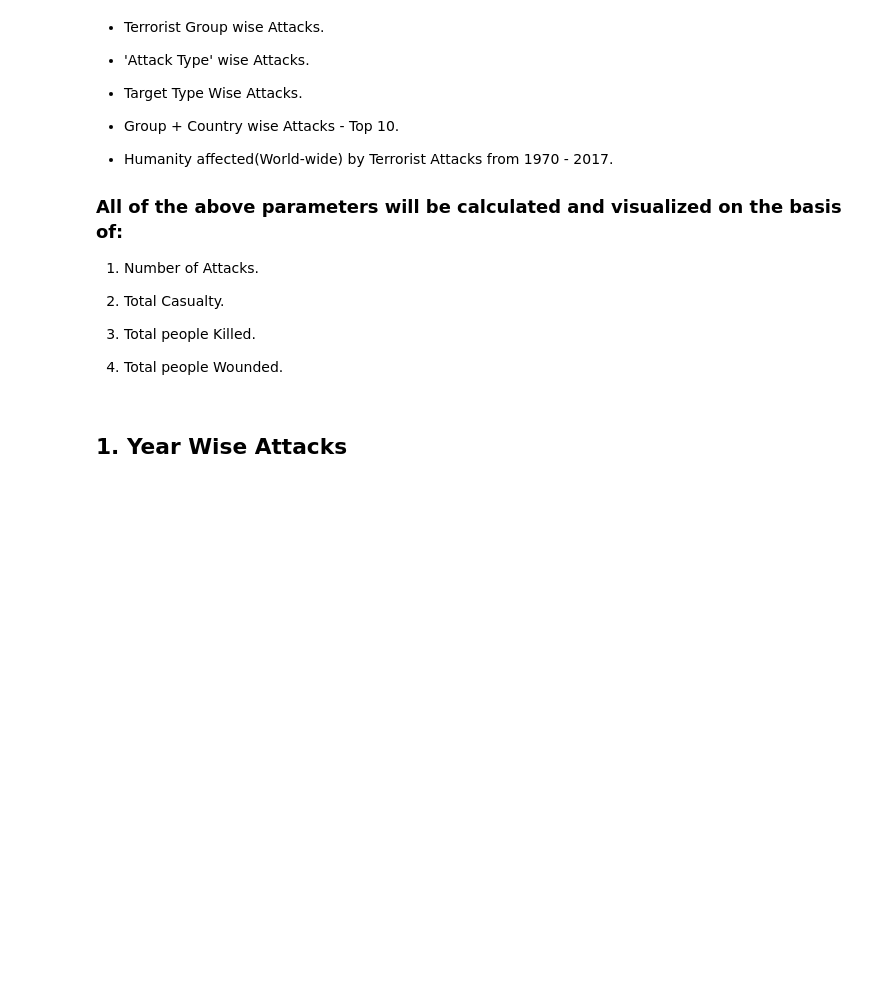
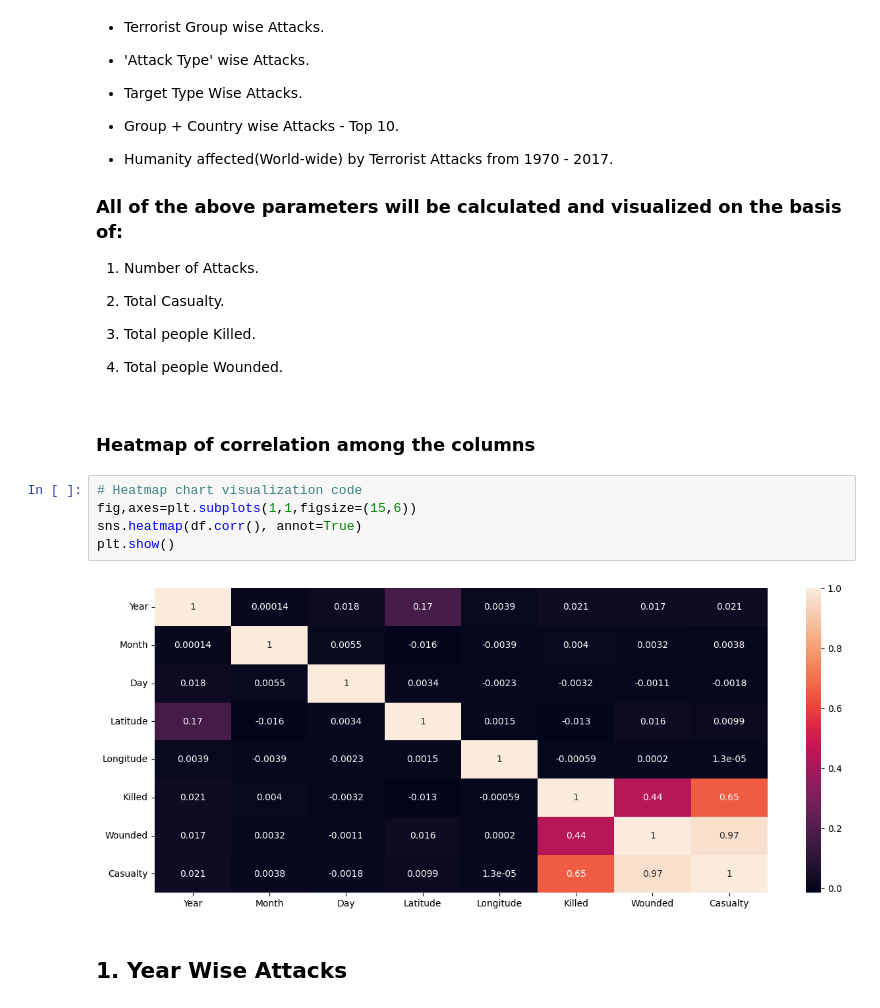
Before and after one commit to Amrit007-droid/Global-Terrorism-Dataset-EDA-, a Jupyter notebook: Global_Terrorism_Dataset_EDA_submission_.ipynb, the cells around one changed output. Cells and saved outputs as stored; diff of their text form; blank space fills up the shorter version.

```diff
--- a/Global_Terrorism_Dataset_EDA_submission_.ipynb
+++ b/Global_Terrorism_Dataset_EDA_submission_.ipynb
@@ -436,6 +436,15 @@ df.describe()
 
 1.   Total people Killed.
 2.   Total people Wounded.
+# %% [markdown]
+### Heatmap of correlation among the columns
+# %%
+# Heatmap chart visualization code
+fig,axes=plt.subplots(1,1,figsize=(15,6))
+sns.heatmap(df.corr(), annot=True)
+plt.show()
+# %% [output]
+[figure, added]
 # %% [markdown]
 
 
```
Also changed, not shown: parts of 17 cells of this notebook.
